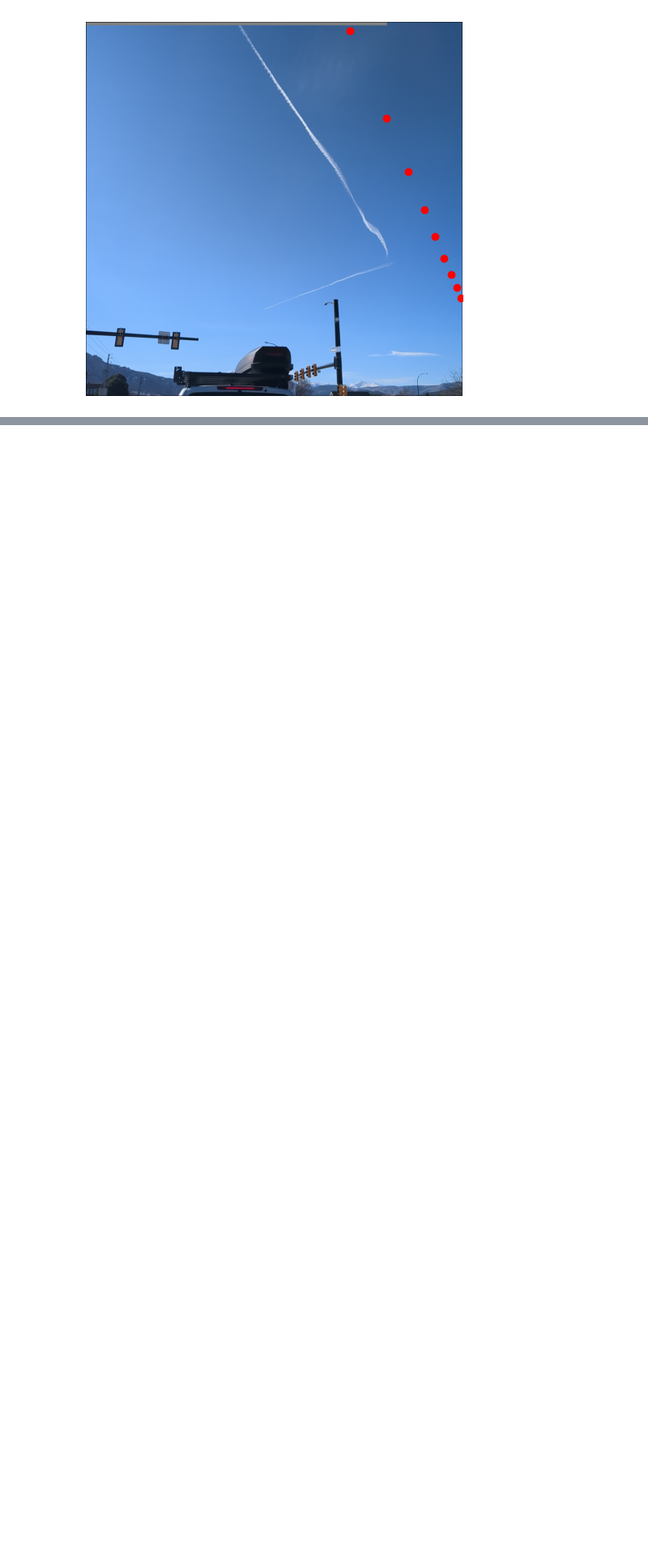
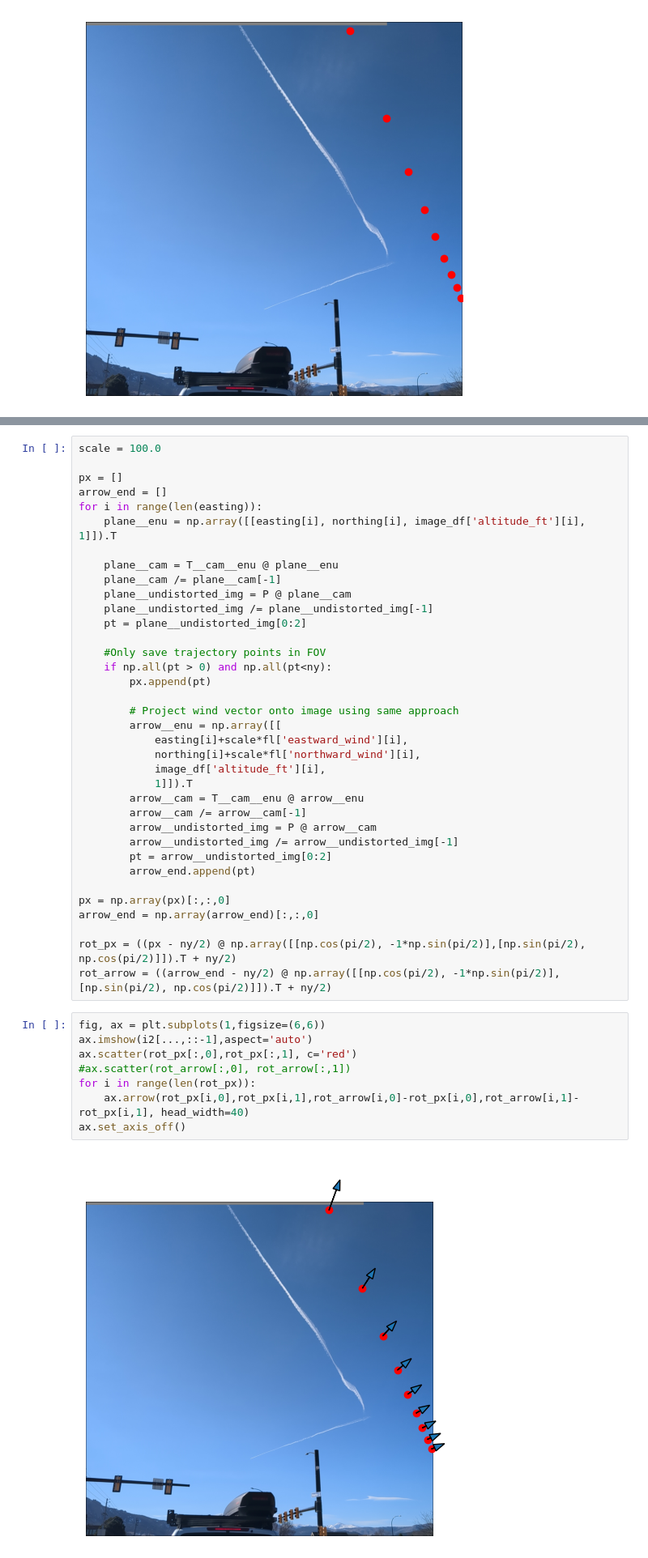
Before and after one commit to contrailcirrus/2024-06-contrails-workshop, a Jupyter notebook: labs/observer_app_hackathon/references/computer_vision/Plot Flight Trajectory.ipynb, the cells around one changed output, grey strips where cells are left out. Shown at 81% size. Drawn from its saved outputs; the diff is of its cells as text; blank space fills up the shorter version.

Commit message:
Add wind examples

```diff
--- a/labs/observer_app_hackathon/references/computer_vision/Plot Flight Trajectory.ipynb
+++ b/labs/observer_app_hackathon/references/computer_vision/Plot Flight Trajectory.ipynb
@@ -317,0 +318,46 @@ ax.set_axis_off()
+# %%
+scale = 100.0
+
+px = []
+arrow_end = []
+for i in range(len(easting)):
+    plane__enu = np.array([[easting[i], northing[i], image_df['altitude_ft'][i], 1]]).T
+
+    plane__cam = T__cam__enu @ plane__enu
+    plane__cam /= plane__cam[-1]
+    plane__undistorted_img = P @ plane__cam
+    plane__undistorted_img /= plane__undistorted_img[-1]
+    pt = plane__undistorted_img[0:2]
+
+    #Only save trajectory points in FOV
+    if np.all(pt > 0) and np.all(pt<ny):
+        px.append(pt)
+
+        # Project wind vector onto image using same approach
+        arrow__enu = np.array([[
+            easting[i]+scale*fl['eastward_wind'][i],
+            northing[i]+scale*fl['northward_wind'][i],
+            image_df['altitude_ft'][i],
+            1]]).T
+        arrow__cam = T__cam__enu @ arrow__enu
+        arrow__cam /= arrow__cam[-1]
+        arrow__undistorted_img = P @ arrow__cam
+        arrow__undistorted_img /= arrow__undistorted_img[-1]
+        pt = arrow__undistorted_img[0:2]
+        arrow_end.append(pt)
+
+px = np.array(px)[:,:,0]
+arrow_end = np.array(arrow_end)[:,:,0]
+
+rot_px = ((px - ny/2) @ np.array([[np.cos(pi/2), -1*np.sin(pi/2)],[np.sin(pi/2), np.cos(pi/2)]]).T + ny/2)
+rot_arrow = ((arrow_end - ny/2) @ np.array([[np.cos(pi/2), -1*np.sin(pi/2)],[np.sin(pi/2), np.cos(pi/2)]]).T + ny/2)
+# %%
+fig, ax = plt.subplots(1,figsize=(6,6))
+ax.imshow(i2[...,::-1],aspect='auto')
+ax.scatter(rot_px[:,0],rot_px[:,1], c='red')
+#ax.scatter(rot_arrow[:,0], rot_arrow[:,1])
+for i in range(len(rot_px)):
+    ax.arrow(rot_px[i,0],rot_px[i,1],rot_arrow[i,0]-rot_px[i,0],rot_arrow[i,1]-rot_px[i,1], head_width=40)
+ax.set_axis_off()
+# %% [output]
+[figure, added]
```
Also changed, not shown: parts of 16 cells of this notebook.
